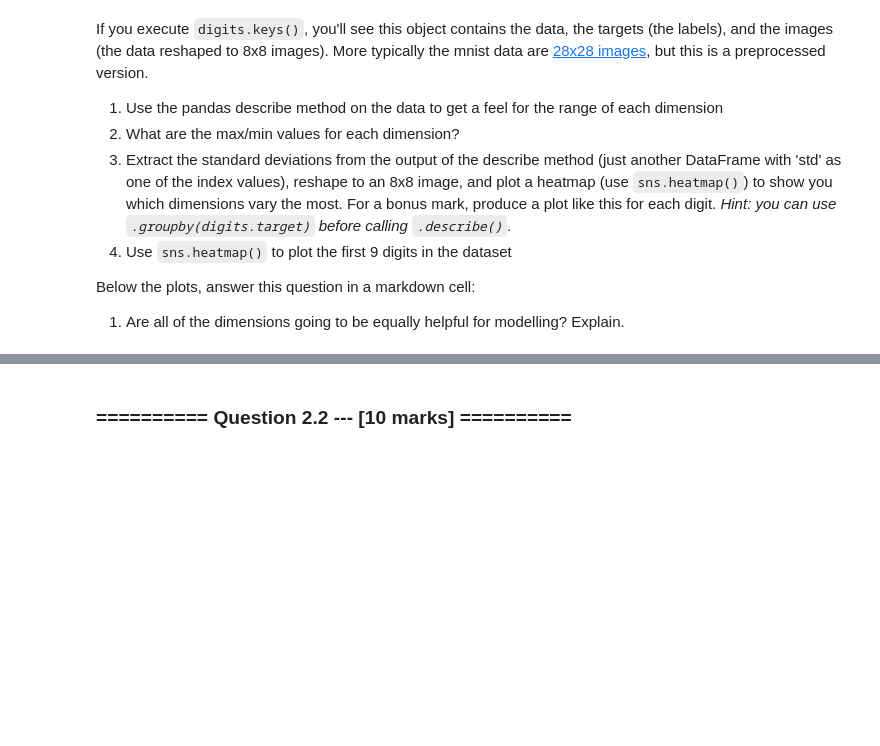
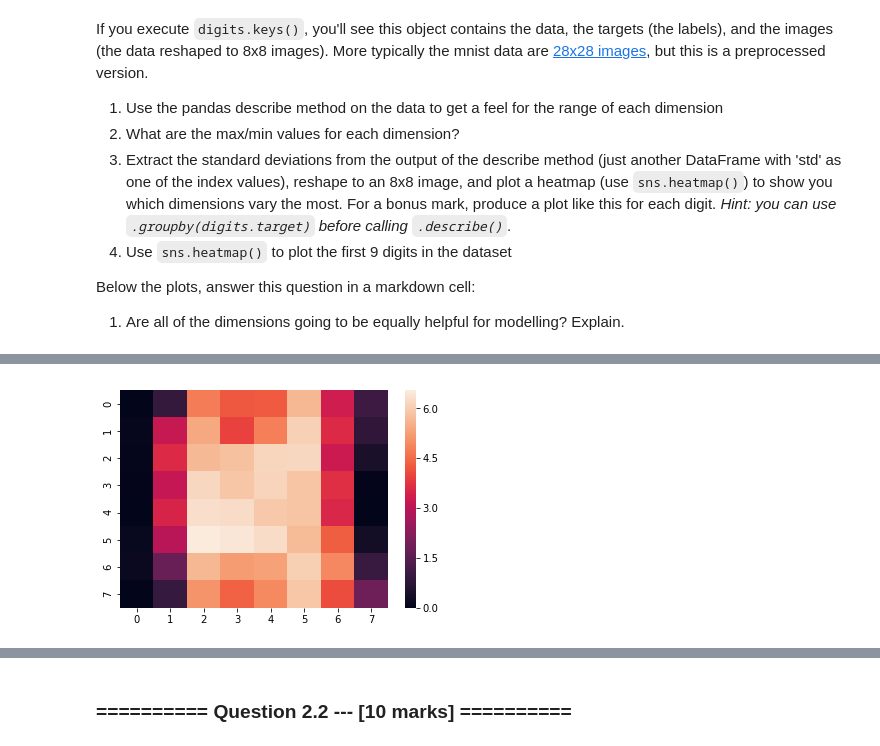
Before and after one commit to anirudhgangwal/IAML, a Jupyter notebook: 09_Assignment_4.ipynb, the cells around one changed output, grey strips where cells are left out. Saved outputs shown, nothing was run; the diff lists cells and outputs as text; code cells hidden in the pictures; blank space fills up the shorter version.

```diff
--- a/09_Assignment_4.ipynb
+++ b/09_Assignment_4.ipynb
@@ -442,0 +570,3 @@ Below the plots, answer this question in a markdown cell:
+# %%
+X = pd.DataFrame(digits.data)
+y = digits.target
@@ -442,0 +586,6 @@ Below the plots, answer this question in a markdown cell:
+# %%
+std = X.describe().loc['std'].values.reshape(8,8)
+sns.heatmap(std)
+plt.show()
+# %% [output]
+[figure, added]
```
Also changed, not shown: parts of 41 cells of this notebook.
